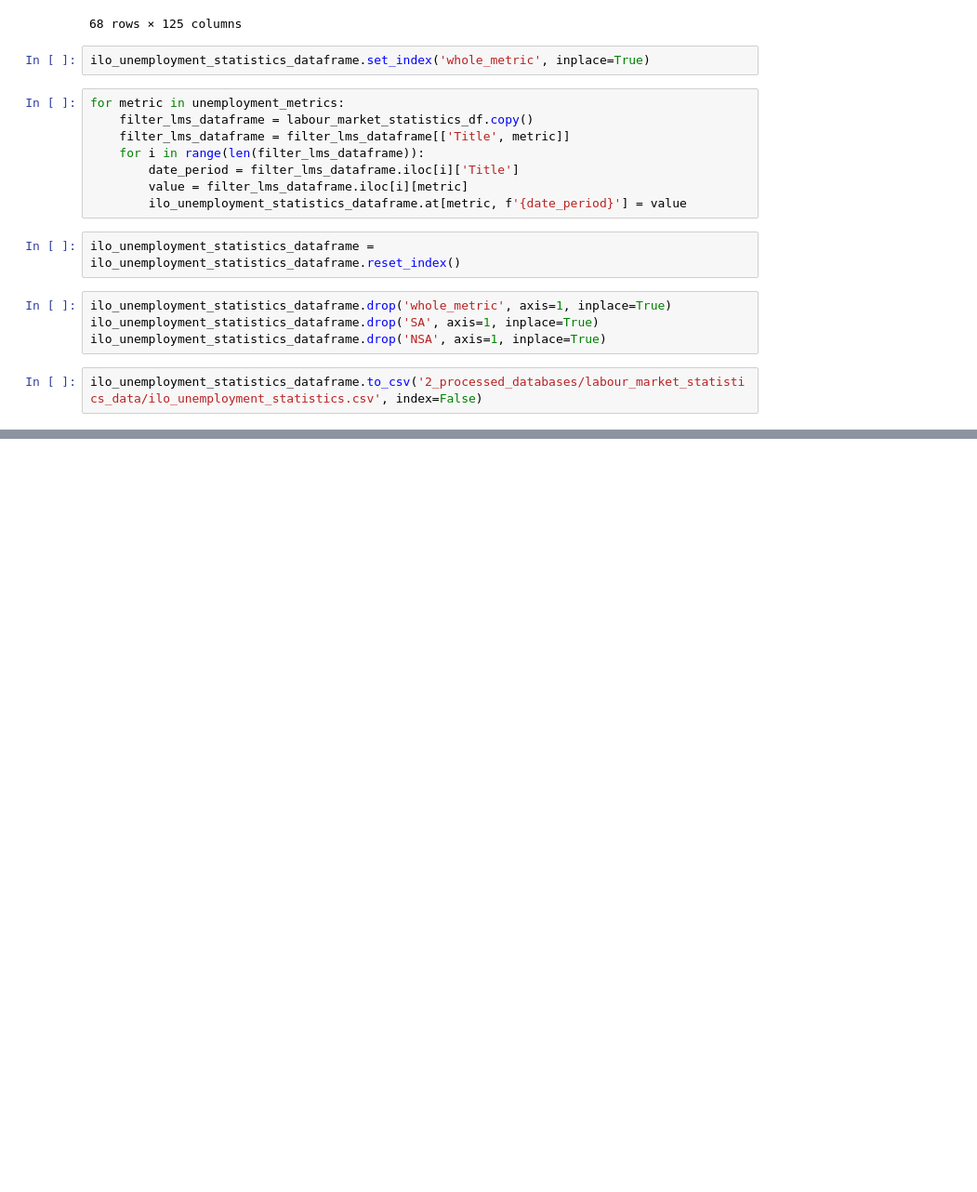
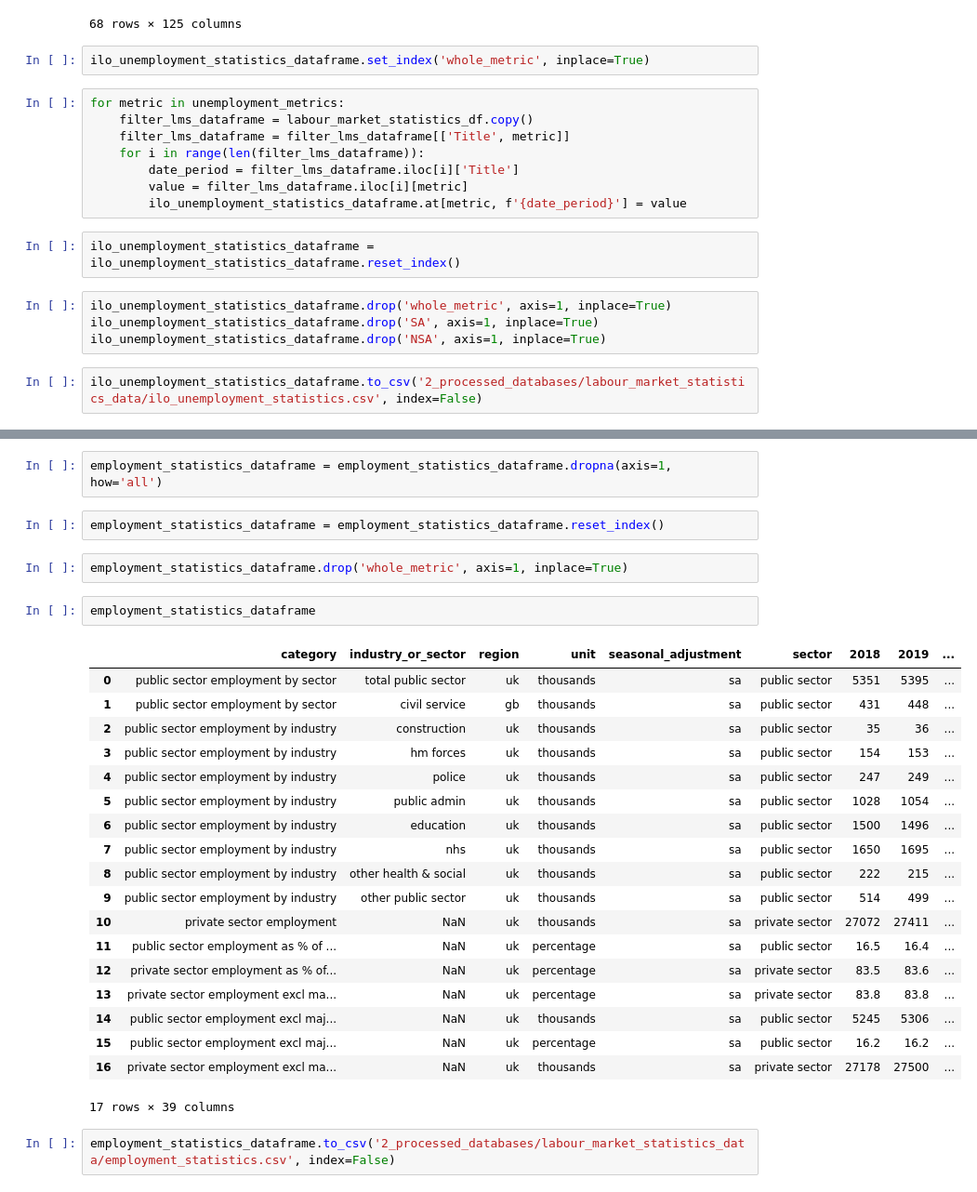
Before and after one commit to branticus94/Group-1-Data-Final-Project, a Jupyter notebook: report/visualisation/1_data_cleaning_preprocessing/1_api_connectors_and_csv_parsers/labour_market_statistics.ipynb, the cells around one changed output, grey strips where cells are left out. Shown at 93% size. Drawn from its saved outputs; the diff is of its cells as text; blank space fills up the shorter version.

```diff
--- a/report/visualisation/1_data_cleaning_preprocessing/1_api_connectors_and_csv_parsers/labour_market_statistics.ipynb
+++ b/report/visualisation/1_data_cleaning_preprocessing/1_api_connectors_and_csv_parsers/labour_market_statistics.ipynb
@@ -482,0 +765,30 @@ ilo_unemployment_statistics_dataframe.to_csv('2_processed_databases/labour_marke
+# %%
+employment_statistics_dataframe = employment_statistics_dataframe.dropna(axis=1, how='all')
+# %%
+employment_statistics_dataframe = employment_statistics_dataframe.reset_index()
+# %%
+employment_statistics_dataframe.drop('whole_metric', axis=1, inplace=True)
+# %%
+employment_statistics_dataframe
+# %% [output]
+|  | category | industry_or_sector | region | unit | seasonal_adjustment | sector | 2018 | 2019 | ... |
+| 0 | public sector employment by sector | total public sector | uk | thousands | sa | public sector | 5351 | 5395 | ... |
+| 1 | public sector employment by sector | civil service | gb | thousands | sa | public sector | 431 | 448 | ... |
+| 2 | public sector employment by industry | construction | uk | thousands | sa | public sector | 35 | 36 | ... |
+| 3 | public sector employment by industry | hm forces | uk | thousands | sa | public sector | 154 | 153 | ... |
+| 4 | public sector employment by industry | police | uk | thousands | sa | public sector | 247 | 249 | ... |
+| 5 | public sector employment by industry | public admin | uk | thousands | sa | public sector | 1028 | 1054 | ... |
+| 6 | public sector employment by industry | education | uk | thousands | sa | public sector | 1500 | 1496 | ... |
+| 7 | public sector employment by industry | nhs | uk | thousands | sa | public sector | 1650 | 1695 | ... |
+| 8 | public sector employment by industry | other health & social | uk | thousands | sa | public sector | 222 | 215 | ... |
+| 9 | public sector employment by industry | other public sector | uk | thousands | sa | public sector | 514 | 499 | ... |
+| 10 | private sector employment | NaN | uk | thousands | sa | private sector | 27072 | 27411 | ... |
+| 11 | public sector employment as % of ... | NaN | uk | percentage | sa | public sector | 16.5 | 16.4 | ... |
+| 12 | private sector employment as % of... | NaN | uk | percentage | sa | private sector | 83.5 | 83.6 | ... |
+| 13 | private sector employment excl ma... | NaN | uk | percentage | sa | private sector | 83.8 | 83.8 | ... |
+| 14 | public sector employment excl maj... | NaN | uk | thousands | sa | public sector | 5245 | 5306 | ... |
+| 15 | public sector employment excl maj... | NaN | uk | percentage | sa | public sector | 16.2 | 16.2 | ... |
+| 16 | private sector employment excl ma... | NaN | uk | thousands | sa | private sector | 27178 | 27500 | ... |
+17 rows × 39 columns
+# %%
+employment_statistics_dataframe.to_csv('2_processed_databases/labour_market_statistics_data/employment_statistics.csv', index=False)
```
Also changed, not shown: parts of 16 cells of this notebook, 1 other file.
